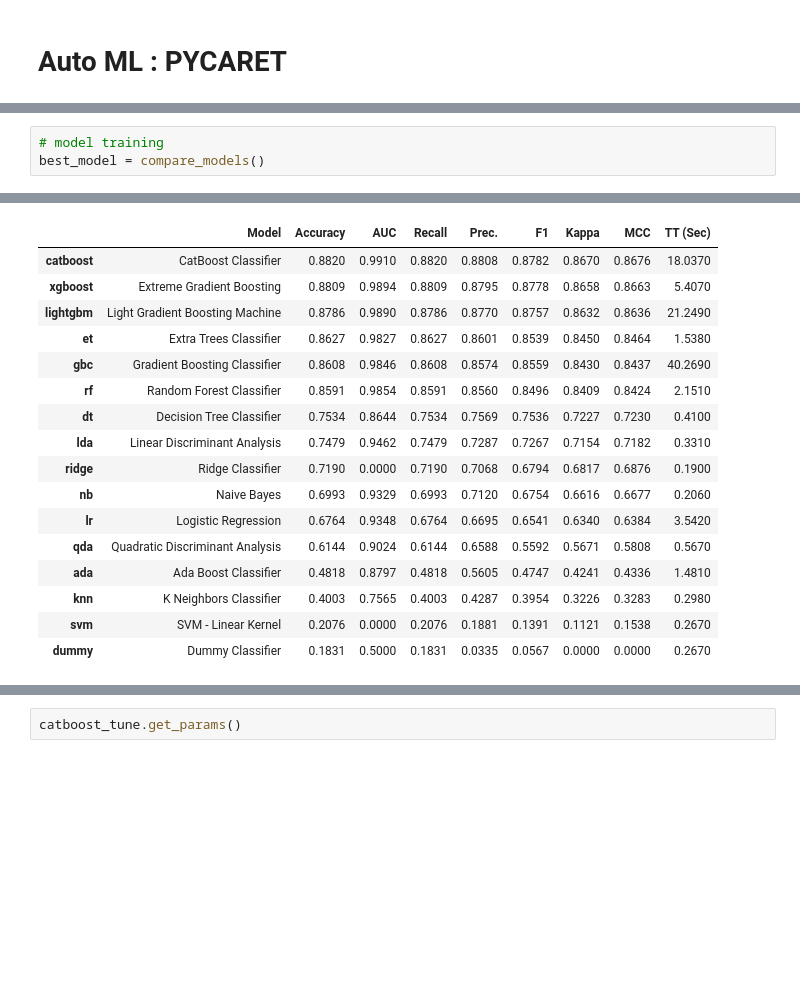
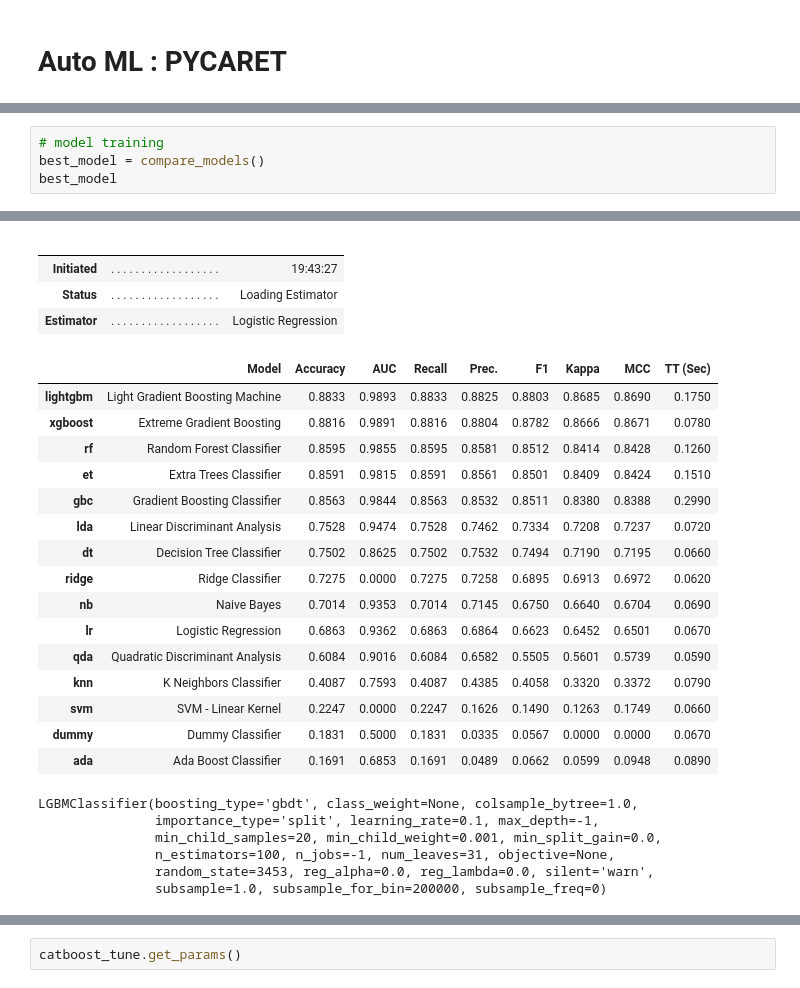
Before and after one commit to BenjaSar/ApMaqI, a Jupyter notebook: TP_ApM1.ipynb, the cells around one changed output, grey strips where cells are left out. Saved outputs shown, nothing was run; the diff lists cells and outputs as text; blank space fills up the shorter version.

Commit message:
Se agrego Ligth LGMB Classifier

```diff
--- a/TP_ApM1.ipynb
+++ b/TP_ApM1.ipynb
@@ -624,4 +609,5 @@ clf1 = setup(data, target = 'themes', log_experiment = True, experiment_name = '
 # %%
 # model training
 best_model = compare_models()
+best_model
 # %% [output]
@@ -629,17 +614,27 @@ best_model = compare_models()
-|  | Model | Accuracy | AUC | Recall | Prec. | F1 | Kappa | MCC | TT (Sec) |
-| catboost | CatBoost Classifier | 0.8820 | 0.9910 | 0.8820 | 0.8808 | 0.8782 | 0.8670 | 0.8676 | 18.0370 |
-| xgboost | Extreme Gradient Boosting | 0.8809 | 0.9894 | 0.8809 | 0.8795 | 0.8778 | 0.8658 | 0.8663 | 5.4070 |
-| lightgbm | Light Gradient Boosting Machine | 0.8786 | 0.9890 | 0.8786 | 0.8770 | 0.8757 | 0.8632 | 0.8636 | 21.2490 |
-| et | Extra Trees Classifier | 0.8627 | 0.9827 | 0.8627 | 0.8601 | 0.8539 | 0.8450 | 0.8464 | 1.5380 |
-| gbc | Gradient Boosting Classifier | 0.8608 | 0.9846 | 0.8608 | 0.8574 | 0.8559 | 0.8430 | 0.8437 | 40.2690 |
-| rf | Random Forest Classifier | 0.8591 | 0.9854 | 0.8591 | 0.8560 | 0.8496 | 0.8409 | 0.8424 | 2.1510 |
-| dt | Decision Tree Classifier | 0.7534 | 0.8644 | 0.7534 | 0.7569 | 0.7536 | 0.7227 | 0.7230 | 0.4100 |
-| lda | Linear Discriminant Analysis | 0.7479 | 0.9462 | 0.7479 | 0.7287 | 0.7267 | 0.7154 | 0.7182 | 0.3310 |
-| ridge | Ridge Classifier | 0.7190 | 0.0000 | 0.7190 | 0.7068 | 0.6794 | 0.6817 | 0.6876 | 0.1900 |
-| nb | Naive Bayes | 0.6993 | 0.9329 | 0.6993 | 0.7120 | 0.6754 | 0.6616 | 0.6677 | 0.2060 |
-| lr | Logistic Regression | 0.6764 | 0.9348 | 0.6764 | 0.6695 | 0.6541 | 0.6340 | 0.6384 | 3.5420 |
-| qda | Quadratic Discriminant Analysis | 0.6144 | 0.9024 | 0.6144 | 0.6588 | 0.5592 | 0.5671 | 0.5808 | 0.5670 |
-| ada | Ada Boost Classifier | 0.4818 | 0.8797 | 0.4818 | 0.5605 | 0.4747 | 0.4241 | 0.4336 | 1.4810 |
-| knn | K Neighbors Classifier | 0.4003 | 0.7565 | 0.4003 | 0.4287 | 0.3954 | 0.3226 | 0.3283 | 0.2980 |
-| svm | SVM - Linear Kernel | 0.2076 | 0.0000 | 0.2076 | 0.1881 | 0.1391 | 0.1121 | 0.1538 | 0.2670 |
-| dummy | Dummy Classifier | 0.1831 | 0.5000 | 0.1831 | 0.0335 | 0.0567 | 0.0000 | 0.0000 | 0.2670 |
+|  |  |  |
+|  |  |  |
+| Initiated | . . . . . . . . . . . . . . . . . . | 19:43:27 |
+| Status | . . . . . . . . . . . . . . . . . . | Loading Estimator |
+| Estimator | . . . . . . . . . . . . . . . . . . | Logistic Regression |
+|  | Model | Accuracy | AUC | Recall | Prec. | F1 | Kappa | MCC | TT (Sec) |
+| lightgbm | Light Gradient Boosting Machine | 0.8833 | 0.9893 | 0.8833 | 0.8825 | 0.8803 | 0.8685 | 0.8690 | 0.1750 |
+| xgboost | Extreme Gradient Boosting | 0.8816 | 0.9891 | 0.8816 | 0.8804 | 0.8782 | 0.8666 | 0.8671 | 0.0780 |
+| rf | Random Forest Classifier | 0.8595 | 0.9855 | 0.8595 | 0.8581 | 0.8512 | 0.8414 | 0.8428 | 0.1260 |
+| et | Extra Trees Classifier | 0.8591 | 0.9815 | 0.8591 | 0.8561 | 0.8501 | 0.8409 | 0.8424 | 0.1510 |
+| gbc | Gradient Boosting Classifier | 0.8563 | 0.9844 | 0.8563 | 0.8532 | 0.8511 | 0.8380 | 0.8388 | 0.2990 |
+| lda | Linear Discriminant Analysis | 0.7528 | 0.9474 | 0.7528 | 0.7462 | 0.7334 | 0.7208 | 0.7237 | 0.0720 |
+| dt | Decision Tree Classifier | 0.7502 | 0.8625 | 0.7502 | 0.7532 | 0.7494 | 0.7190 | 0.7195 | 0.0660 |
+| ridge | Ridge Classifier | 0.7275 | 0.0000 | 0.7275 | 0.7258 | 0.6895 | 0.6913 | 0.6972 | 0.0620 |
+| nb | Naive Bayes | 0.7014 | 0.9353 | 0.7014 | 0.7145 | 0.6750 | 0.6640 | 0.6704 | 0.0690 |
+| lr | Logistic Regression | 0.6863 | 0.9362 | 0.6863 | 0.6864 | 0.6623 | 0.6452 | 0.6501 | 0.0670 |
+| qda | Quadratic Discriminant Analysis | 0.6084 | 0.9016 | 0.6084 | 0.6582 | 0.5505 | 0.5601 | 0.5739 | 0.0590 |
+| knn | K Neighbors Classifier | 0.4087 | 0.7593 | 0.4087 | 0.4385 | 0.4058 | 0.3320 | 0.3372 | 0.0790 |
+| svm | SVM - Linear Kernel | 0.2247 | 0.0000 | 0.2247 | 0.1626 | 0.1490 | 0.1263 | 0.1749 | 0.0660 |
+| dummy | Dummy Classifier | 0.1831 | 0.5000 | 0.1831 | 0.0335 | 0.0567 | 0.0000 | 0.0000 | 0.0670 |
+| ada | Ada Boost Classifier | 0.1691 | 0.6853 | 0.1691 | 0.0489 | 0.0662 | 0.0599 | 0.0948 | 0.0890 |
+LGBMClassifier(boosting_type='gbdt', class_weight=None, colsample_bytree=1.0,
+               importance_type='split', learning_rate=0.1, max_depth=-1,
+               min_child_samples=20, min_child_weight=0.001, min_split_gain=0.0,
+               n_estimators=100, n_jobs=-1, num_leaves=31, objective=None,
+               random_state=3453, reg_alpha=0.0, reg_lambda=0.0, silent='warn',
+               subsample=1.0, subsample_for_bin=200000, subsample_freq=0)
```
Also changed, not shown: parts of 17 cells of this notebook, 1 other file.
